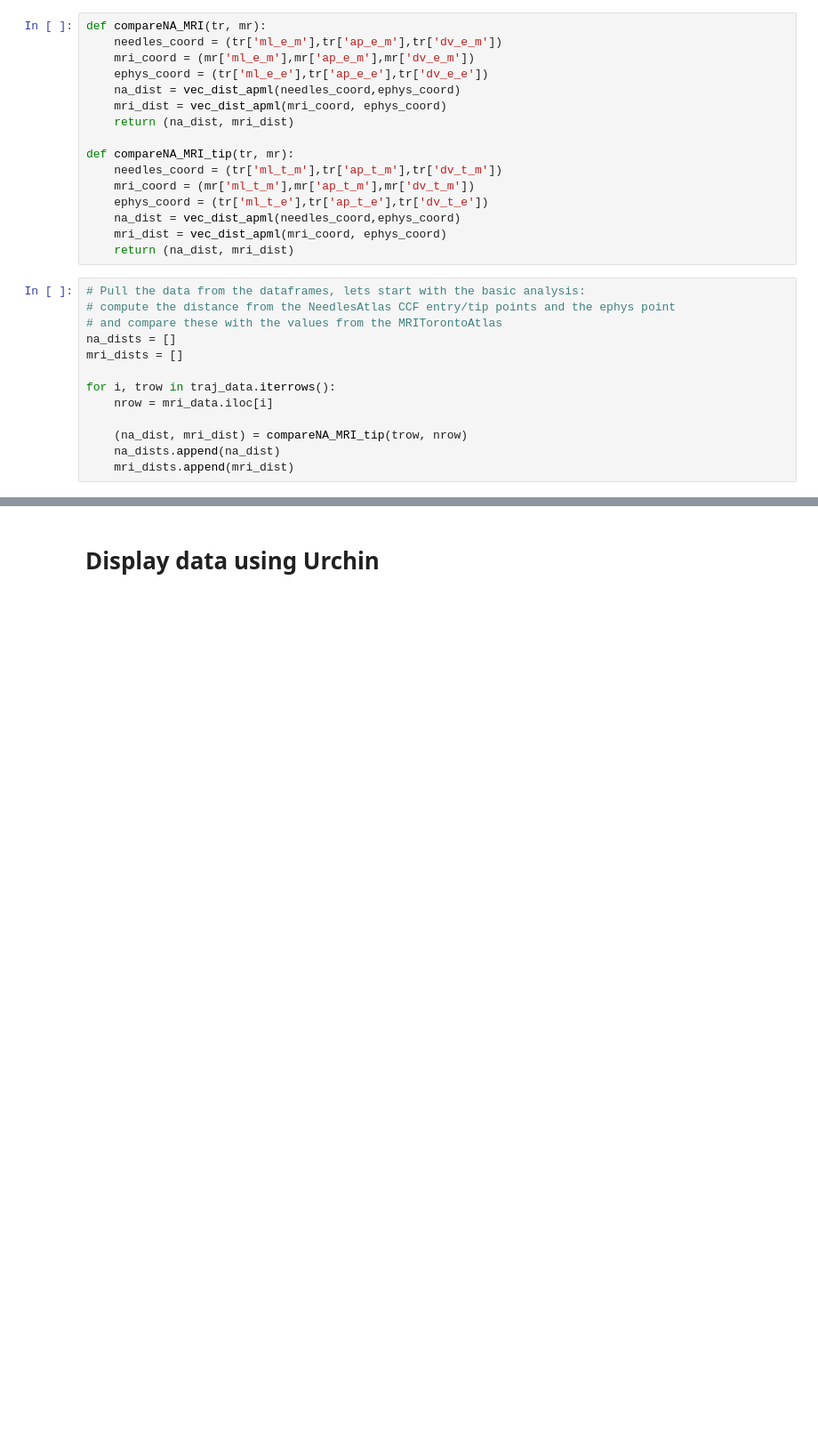
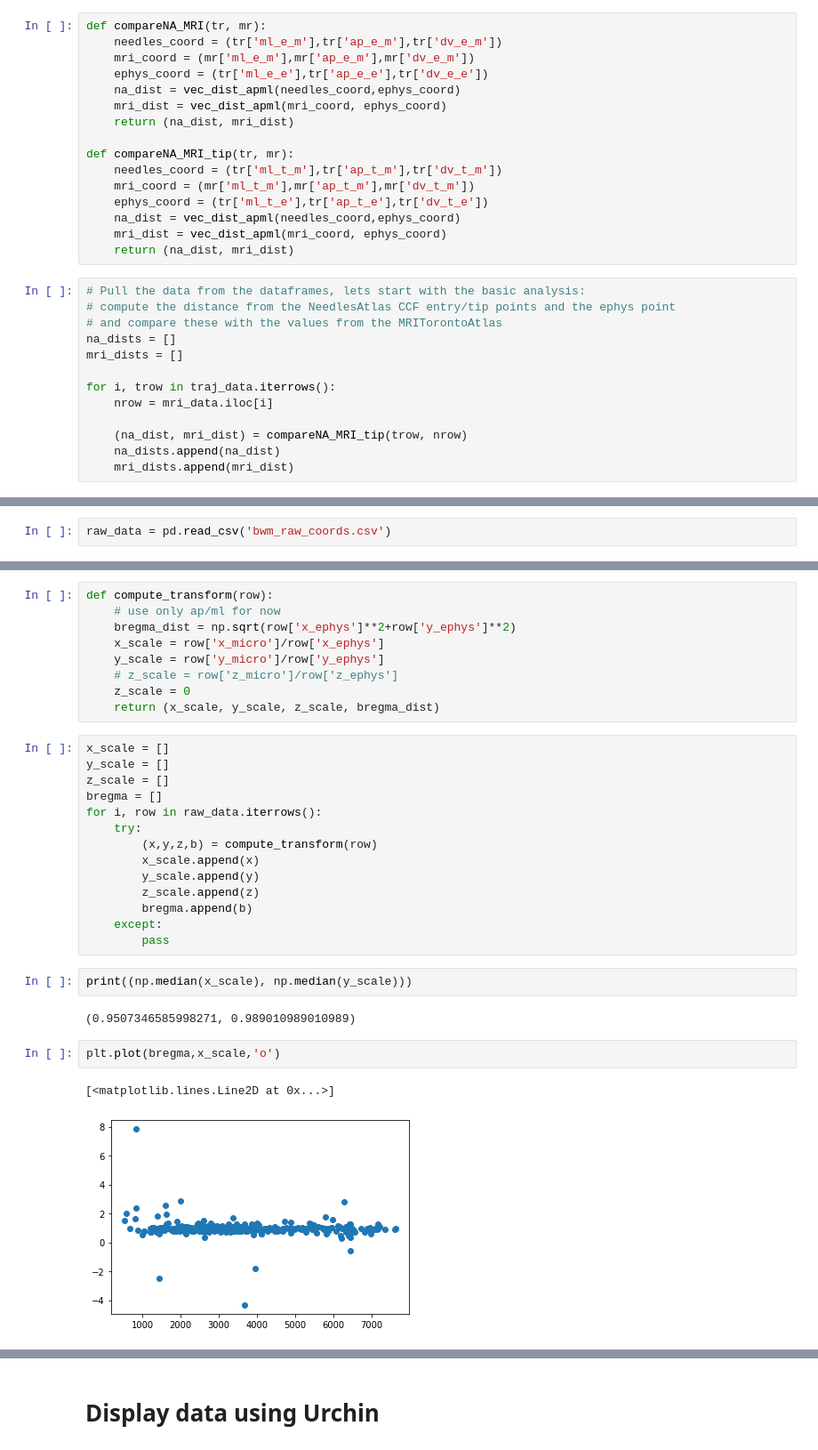
Before and after one commit to int-brain-lab/ibl-viz, a Jupyter notebook: bwm/bwm_ins_analysis_needles_vs_mri.ipynb, the cells around one changed output, grey strips where cells are left out. Shown at 89% size. Cells and saved outputs as stored; diff of their text form; blank space fills up the shorter version.

```diff
--- a/bwm/bwm_ins_analysis_needles_vs_mri.ipynb
+++ b/bwm/bwm_ins_analysis_needles_vs_mri.ipynb
@@ -392,0 +421,2 @@ Text(0.5, 0, 'NeedlesAtlas to ephys distance minus MRITorontoAtlas to ephys dist
+# %%
+raw_data = pd.read_csv('bwm_raw_coords.csv')
@@ -392,0 +439,32 @@ Text(0.5, 0, 'NeedlesAtlas to ephys distance minus MRITorontoAtlas to ephys dist
+# %%
+def compute_transform(row):
+    # use only ap/ml for now
+    bregma_dist = np.sqrt(row['x_ephys']**2+row['y_ephys']**2)
+    x_scale = row['x_micro']/row['x_ephys']
+    y_scale = row['y_micro']/row['y_ephys']
+    # z_scale = row['z_micro']/row['z_ephys']
+    z_scale = 0
+    return (x_scale, y_scale, z_scale, bregma_dist)
+# %%
+x_scale = []
+y_scale = []
+z_scale = []
+bregma = []
+for i, row in raw_data.iterrows():
+    try:
+        (x,y,z,b) = compute_transform(row)
+        x_scale.append(x)
+        y_scale.append(y)
+        z_scale.append(z)
+        bregma.append(b)
+    except:
+        pass
+# %%
+print((np.median(x_scale), np.median(y_scale)))
+# %% [output]
+(0.9507346585998271, 0.989010989010989)
+# %%
+plt.plot(bregma,x_scale,'o')
+# %% [output]
+[<matplotlib.lines.Line2D at 0x...>]
+[figure, added]
```
Also changed, not shown: parts of 31 cells of this notebook, 5 other files.
